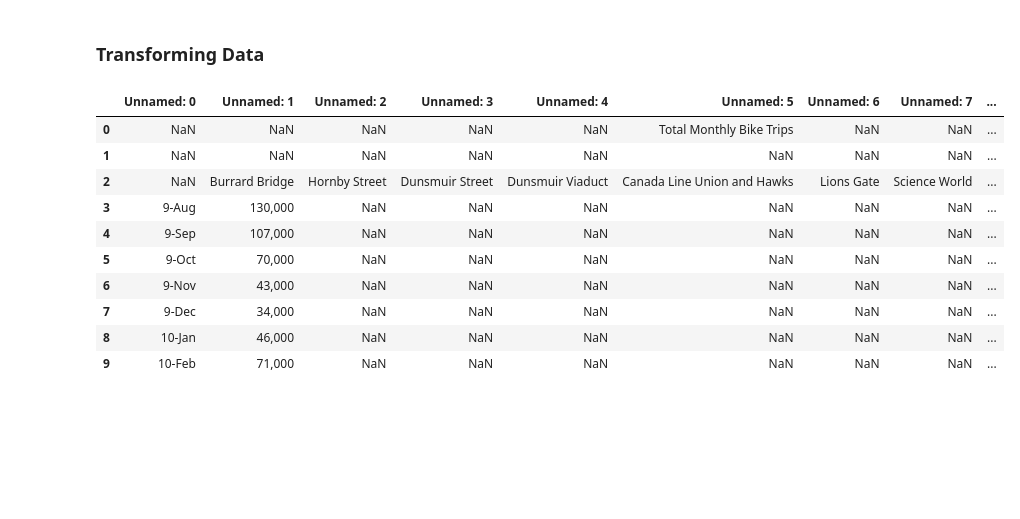
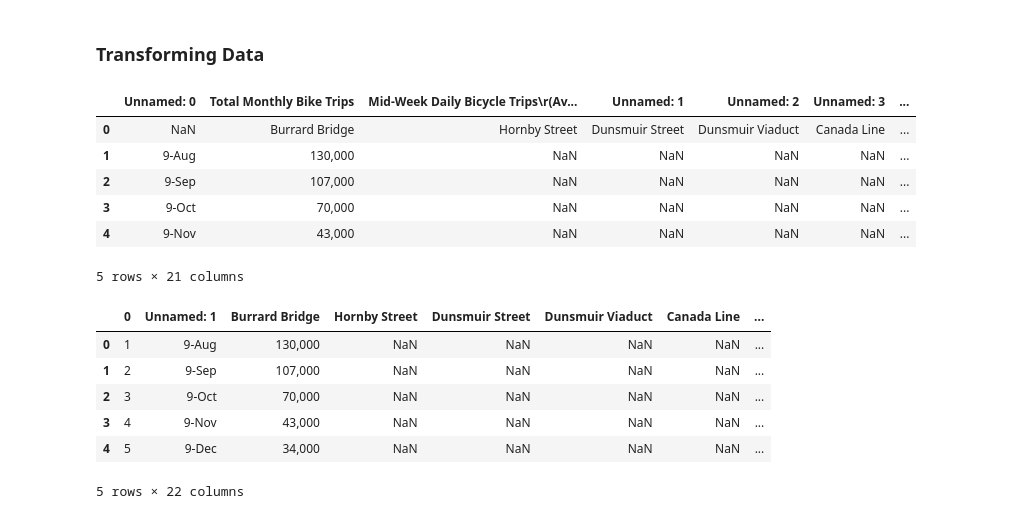
Before and after one commit to JesseScott/vancouver.cycling.data, a Jupyter notebook: bike-data.ipynb, the cells around one changed output. Saved outputs shown, nothing was run; the diff lists cells and outputs as text; code cells hidden in the pictures; blank space fills up the shorter version.

```diff
--- a/bike-data.ipynb
+++ b/bike-data.ipynb
@@ -39,22 +61,30 @@ urllib.request.urlretrieve(url, resolved_file_path)
 ### Transforming  Data
 # %%
 # Read pdf into DataFrame
-df = read_pdf(resolved_file_path, pages="all")
+df = read_pdf(resolved_file_path, pages=2)[0]
 # %%
 # Export to CSV
 csv_path = os.path.splitext(resolved_file_path)[0]+'.csv'
 df.to_csv(csv_path, sep='\t')
 # %%
-df.head(10)
+df.head()
 # %% [output]
-|  | Unnamed: 0 | Unnamed: 1 | Unnamed: 2 | Unnamed: 3 | Unnamed: 4 | Unnamed: 5 | Unnamed: 6 | Unnamed: 7 | ... |
-| 0 | NaN | NaN | NaN | NaN | NaN | Total Monthly Bike Trips | NaN | NaN | ... |
-| 1 | NaN | NaN | NaN | NaN | NaN | NaN | NaN | NaN | ... |
-| 2 | NaN | Burrard Bridge | Hornby Street | Dunsmuir Street | Dunsmuir Viaduct | Canada Line Union and Hawks | Lions Gate | Science World | ... |
-| 3 | 9-Aug | 130,000 | NaN | NaN | NaN | NaN | NaN | NaN | ... |
-| 4 | 9-Sep | 107,000 | NaN | NaN | NaN | NaN | NaN | NaN | ... |
-| 5 | 9-Oct | 70,000 | NaN | NaN | NaN | NaN | NaN | NaN | ... |
-| 6 | 9-Nov | 43,000 | NaN | NaN | NaN | NaN | NaN | NaN | ... |
-| 7 | 9-Dec | 34,000 | NaN | NaN | NaN | NaN | NaN | NaN | ... |
-| 8 | 10-Jan | 46,000 | NaN | NaN | NaN | NaN | NaN | NaN | ... |
-| 9 | 10-Feb | 71,000 | NaN | NaN | NaN | NaN | NaN | NaN | ... |
+|  | Unnamed: 0 | Total Monthly Bike Trips | Mid-Week Daily Bicycle Trips\r(Av... | Unnamed: 1 | Unnamed: 2 | Unnamed: 3 | ... |
+| 0 | NaN | Burrard Bridge | Hornby Street | Dunsmuir Street | Dunsmuir Viaduct | Canada Line | ... |
+| 1 | 9-Aug | 130,000 | NaN | NaN | NaN | NaN | ... |
+| 2 | 9-Sep | 107,000 | NaN | NaN | NaN | NaN | ... |
+| 3 | 9-Oct | 70,000 | NaN | NaN | NaN | NaN | ... |
+| 4 | 9-Nov | 43,000 | NaN | NaN | NaN | NaN | ... |
+5 rows × 21 columns
+# %%
+# Read the CSV, skipping the first row
+df = pd.read_csv(csv_path, sep='\t', skiprows=1)
+df.head()
+# %% [output]
+|  | 0 | Unnamed: 1 | Burrard Bridge | Hornby Street | Dunsmuir Street | Dunsmuir Viaduct | Canada Line | ... |
+| 0 | 1 | 9-Aug | 130,000 | NaN | NaN | NaN | NaN | ... |
+| 1 | 2 | 9-Sep | 107,000 | NaN | NaN | NaN | NaN | ... |
+| 2 | 3 | 9-Oct | 70,000 | NaN | NaN | NaN | NaN | ... |
+| 3 | 4 | 9-Nov | 43,000 | NaN | NaN | NaN | NaN | ... |
+| 4 | 5 | 9-Dec | 34,000 | NaN | NaN | NaN | NaN | ... |
+5 rows × 22 columns
```
Also changed, not shown: parts of 10 cells of this notebook, 2 other files.
